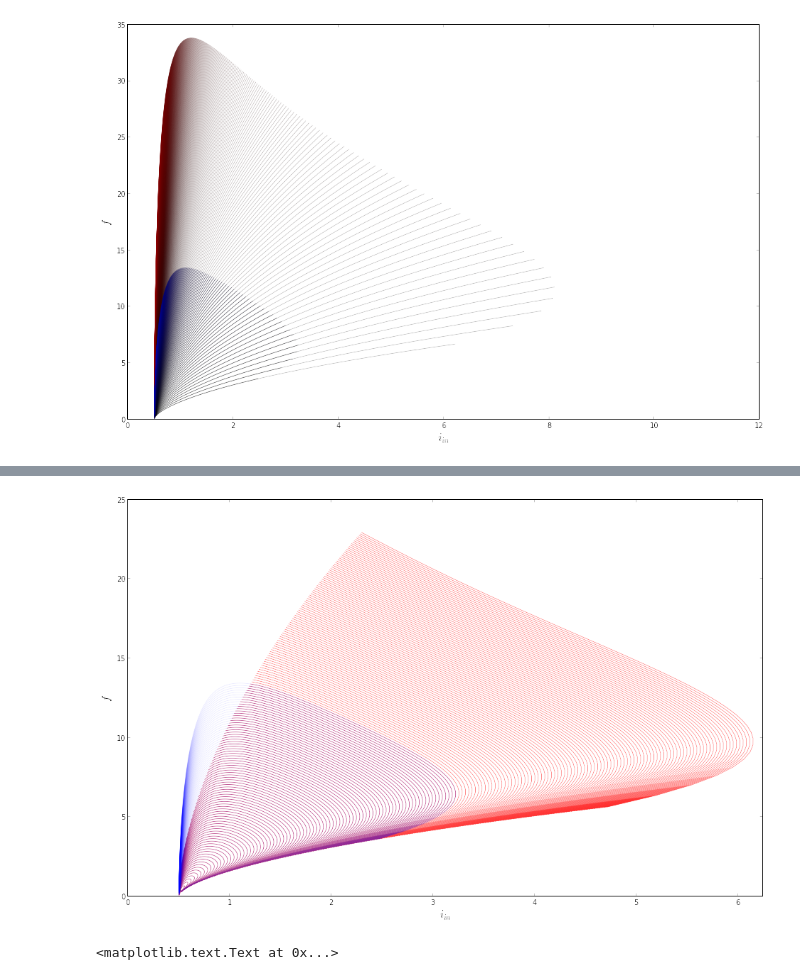
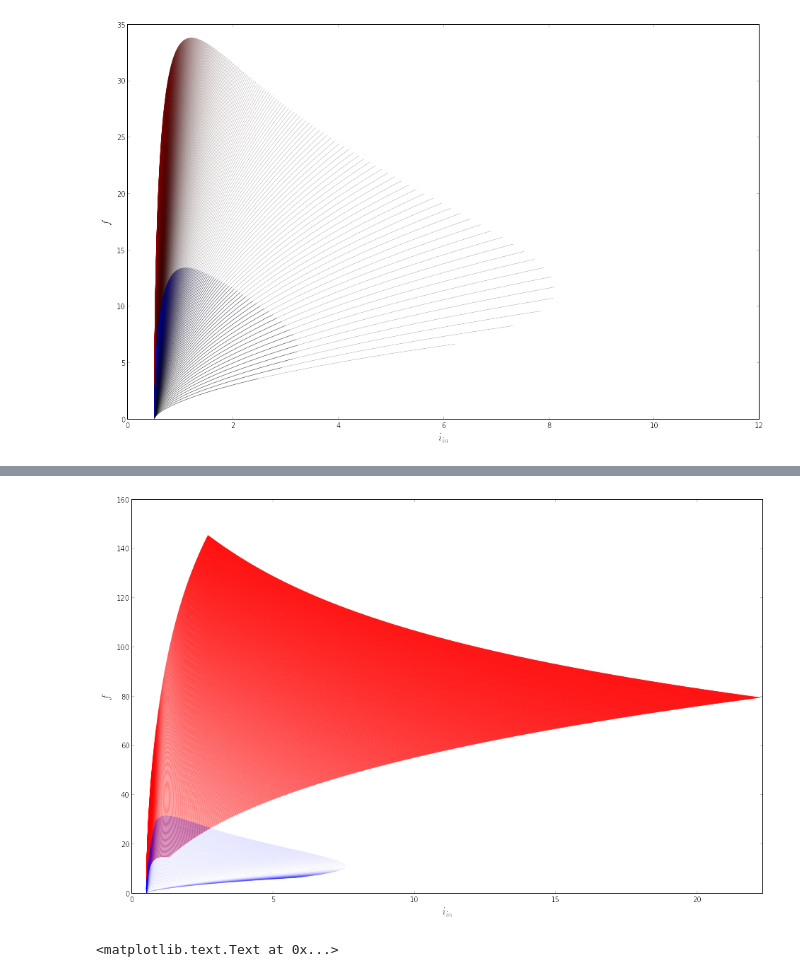
Before and after one commit to twinoza/TwinPyNB, a Jupyter notebook: Plot_ContourFI.ipynb, the cells around one changed output, grey strips where cells are left out. Cells and saved outputs as stored; diff of their text form; code cells hidden in the pictures.

```diff
--- a/Plot_ContourFI.ipynb
+++ b/Plot_ContourFI.ipynb
@@ -45,7 +47,7 @@ def fDim(Iin, Ilk, Iref, pqua, ptau, pilkr, pref1, pref2):
 # %% [markdown]
 ## Set/Create data
 # %%
-pqua = 0.749205
+pqua = 1.749205
 ptau = 0.00103391
 pilkr = 0.0057549
 pref1 = 0.0439289
@@ -149,9 +149,9 @@ def plotCalibRegion(IinMin=0.001, IinMax=0.1, IlkMin=0.002, IlkMax=0.2):
 # %%
 interactive(plotCalibRegion,
-            IinMin=(0.0001,0.05,0.0001), IinMax=(0.05, 0.5, 0.01),
-            IlkMin=(0.0001, 0.05, 0.0001), IlkMax=(0.05, 1, 0.01))
+            IinMin=(0.0001, 0.05, 0.0001), IinMax=(0.05, 1.5, 0.01),
+            IlkMin=(0.0001, 0.1, 0.0001), IlkMax=(0.05, 1, 0.01))
 # %% [output]
-[figure, old version]
+[figure, new version]
 # %%
 Iins = arange(0.001, 0.5, 0.01)
 Ilks = arange(0.002, 0.2, 0.01)
```
Also changed, not shown: parts of 2 cells of this notebook, 2 other files.
